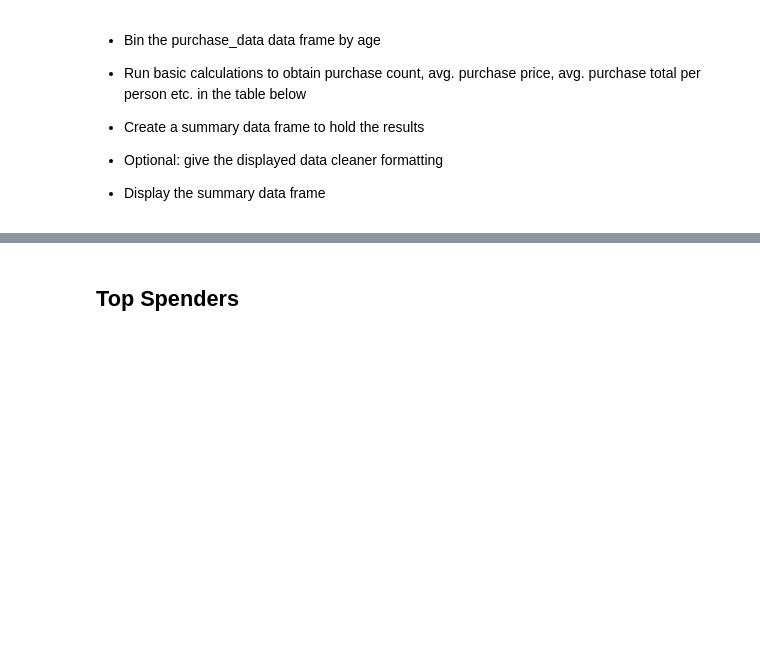
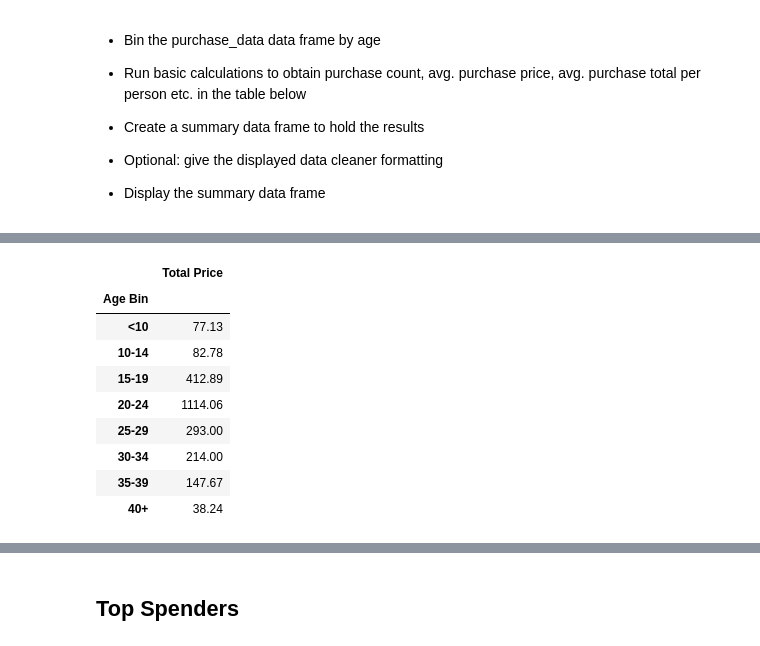
Before and after one commit to benjyms/pandas-challenge, a Jupyter notebook: HeroesOfPymoli/HeroesOfPymoli_starter.ipynb, the cells around one changed output, grey strips where cells are left out. Drawn from its saved outputs; the diff is of its cells as text; code cells hidden in the pictures; blank space fills up the shorter version.

```diff
--- a/HeroesOfPymoli/HeroesOfPymoli_starter.ipynb
+++ b/HeroesOfPymoli/HeroesOfPymoli_starter.ipynb
@@ -332,0 +344,20 @@ grp_age_reduced
+# %%
+# create a new df to hold the total purchases by age bin
+grouped_purchase_data_df  = purchase_data_df.groupby(["Age Bin"]).sum()
+grouped_purchase_data_df
+
+# Create a new data frame holding the Price and Rename as "total purc hases"
+total_purchases = pd.DataFrame(grouped_purchase_data_df['Price'])
+total_purchases = total_purchases.rename(columns={"Price": "Total Price"})
+total_purchases
+# %% [output]
+|  | Total Price |
+| Age Bin |  |
+| <10 | 77.13 |
+| 10-14 | 82.78 |
+| 15-19 | 412.89 |
+| 20-24 | 1114.06 |
+| 25-29 | 293.00 |
+| 30-34 | 214.00 |
+| 35-39 | 147.67 |
+| 40+ | 38.24 |
```
Also changed, not shown: parts of 4 cells of this notebook.
